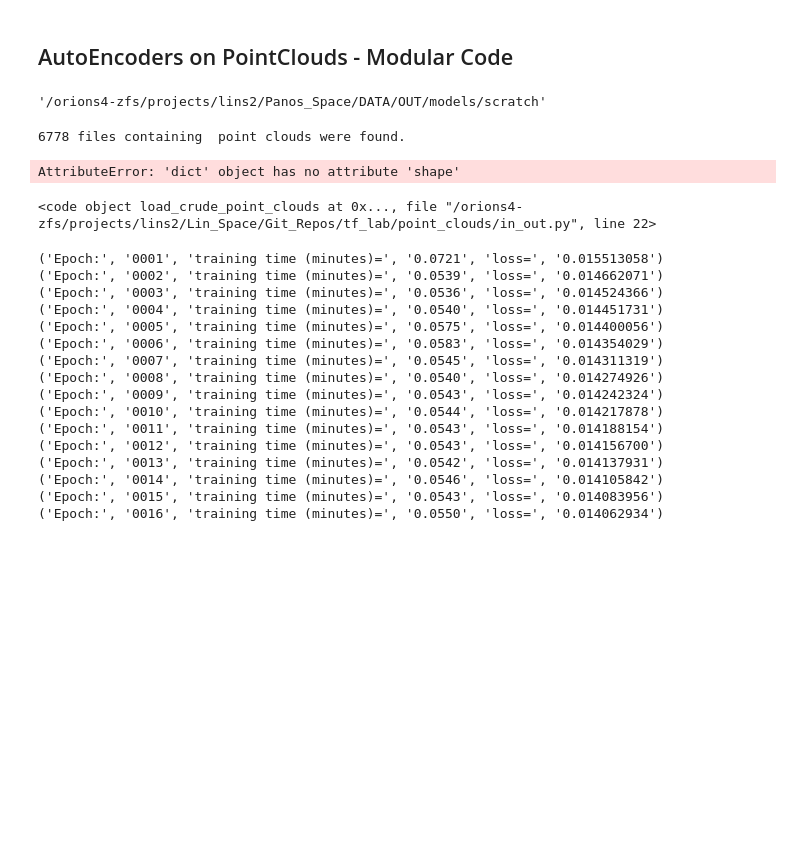
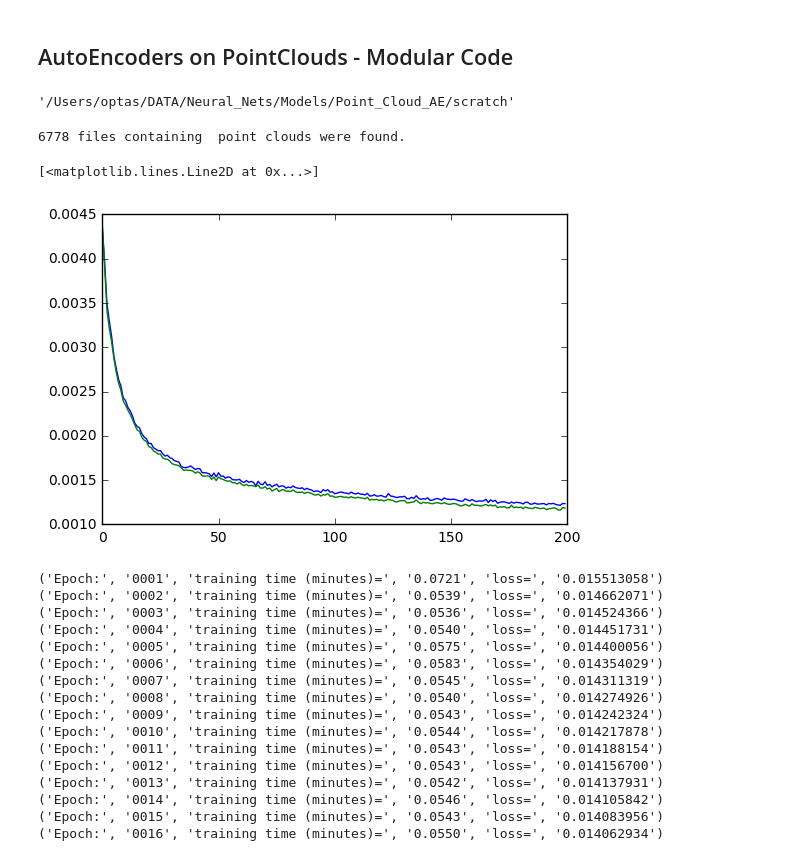
Before and after one commit to optas/tf_lab, a Jupyter notebook: notebooks/panos/AE_modular.ipynb, the cells around one changed output. Drawn from its saved outputs; the diff is of its cells as text; code cells hidden in the pictures; blank space fills up the shorter version.

```diff
--- a/notebooks/panos/AE_modular.ipynb
+++ b/notebooks/panos/AE_modular.ipynb
@@ -28,18 +28,18 @@ seed = 42
 np.random.seed(seed)
 tf.set_random_seed(seed)
 # %%
-# data_path = '/Users/optas/DATA/Point_Clouds/Shape_Net_Core/from_manifold_meshes/1024/03001627'
-# train_dir = '/Users/optas/DATA/Neural_Nets/Models/Point_Cloud_AE/'
+data_path = '/Users/optas/DATA/Point_Clouds/Shape_Net_Core/from_manifold_meshes/1024/03001627'
+train_dir = '/Users/optas/DATA/Neural_Nets/Models/Point_Cloud_AE/'
 
-data_path = '/orions4-zfs/projects/lins2/Panos_Space/DATA/ShapeNetPointClouds/from_manifold_meshes/1024/03001627/'
-train_dir = '/orions4-zfs/projects/lins2/Panos_Space/DATA/OUT/models/'
+# data_path = '/orions4-zfs/projects/lins2/Panos_Space/DATA/ShapeNetPointClouds/from_manifold_meshes/1024/03001627/'
+# train_dir = '/orions4-zfs/projects/lins2/Panos_Space/DATA/OUT/models/'
 
 experiment_name = 'scratch'
 train_dir = osp.join(train_dir, experiment_name)
 
 create_dir(train_dir)
 # %% [output]
-'/orions4-zfs/projects/lins2/Panos_Space/DATA/OUT/models/scratch'
+'/Users/optas/DATA/Neural_Nets/Models/Point_Cloud_AE/scratch'
 # %%
 file_names = pio.load_filenames_of_input_data(data_path)
 
@@ -53,40 +53,24 @@ train_data_, val_data_, test_data_ = pio.train_validate_test_split([pclouds, mod
                                                                    test_perc=0.1,
                                                                    seed=seed)
 
-# train_data = PointCloudDataSet(train_data_[0], labels=train_data_[1])
-# val_data = PointCloudDataSet(val_data_[0], labels=val_data_[1])
-# test_data = PointCloudDataSet(test_data_[0], labels=test_data_[1])
+train_data = PointCloudDataSet(train_data_[0], labels=train_data_[1])
+val_data = PointCloudDataSet(val_data_[0], labels=val_data_[1])
+test_data = PointCloudDataSet(test_data_[0], labels=test_data_[1])
 
 # train_data = PointCloudDataSet(train_data_, noise={'frac':0.20, 'filler':0.0})
 # val_data = PointCloudDataSet(val_data_, noise={'frac':0.20, 'filler':0.0})
 # test_data = PointCloudDataSet(test_data_, noise={'frac':0.20, 'filler':0.0})
 # %% [output]
 6778 files containing  point clouds were found.
-AttributeError: 'dict' object has no attribute 'shape'
-# %%
-pio.load_crude_point_clouds.__code__
-
-# model_names
-
-
-
-# names_sorted = np.array([model_names[k] for k in sorted(model_names.keys())], dtype=object)
-
-# train_data_, val_data_, test_data_ = pio.train_validate_test_split([all_pclouds, names_sorted],
-#                                                                    train_perc=0.8,
-#                                                                    validate_perc=0.1,
-#                                                                    test_perc=0.1,
-#                                                                    seed=seed)
-
-# print test_data_[0].shape
-# print test_data_[1].shape
-
-# train_data = PointCloudDataSet(train_data_[0], labels=train_data_[1])
-
-# pc, lab, _ = train_data.next_batch(4)
-# print lab
-# %% [output]
-<code object load_crude_point_clouds at 0x..., file "/orions4-zfs/projects/lins2/Lin_Space/Git_Repos/tf_lab/point_clouds/in_out.py", line 22>
+# %%
+a = np.loadtxt('/Users/optas/Desktop/model_evaluation/vanilla_ae/enc_filter_1_complex_decoder/error-stats.txt')
+np.sum(a[:,3] <= a[:,2])
+
+plt.plot(range(len(a[:,2])), a[:,2])
+plt.plot(range(len(a[:,1])), a[:,1])
+# %% [output]
+[<matplotlib.lines.Line2D at 0x...>]
+[figure, added]
 # %%
 def reset_graph():
     if 'sess' in globals() and sess:
```
